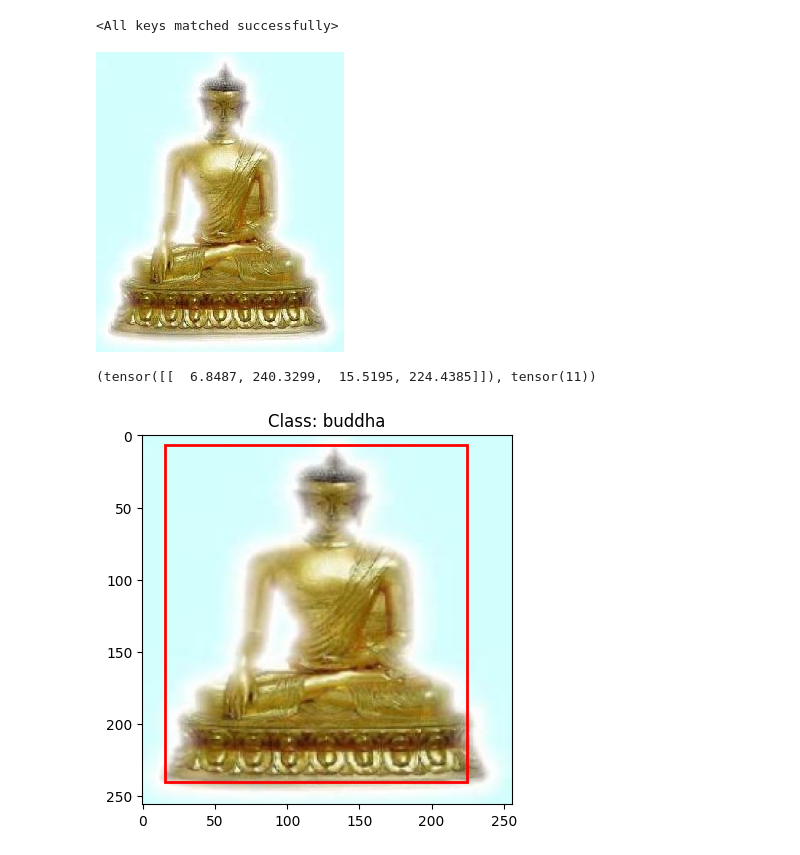
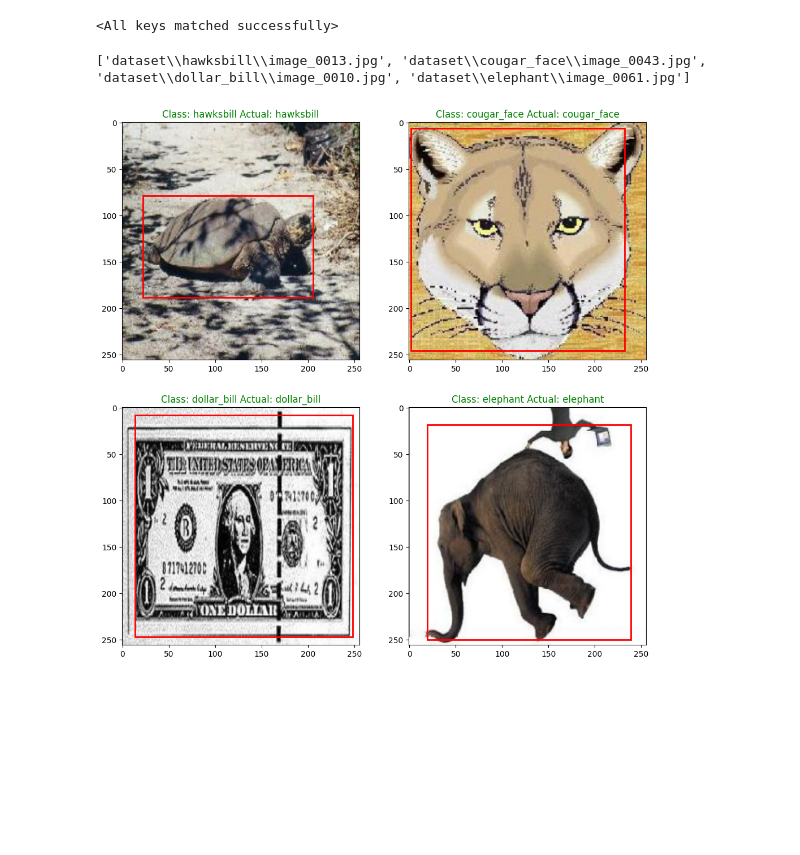
Before and after one commit to asyncdoggo/image-classification-torch, a Jupyter notebook: eval_model.ipynb, the cells around one changed output. Cells and saved outputs as stored; diff of their text form; code cells hidden in the pictures; blank space fills up the shorter version.

```diff
--- a/eval_model.ipynb
+++ b/eval_model.ipynb
@@ -133,5 +135,3 @@ transform = transforms.Compose([
     transforms.Resize(size_dim),
     transforms.ToTensor(),
 ])
-# %%
-image_path = "dataset/buddha/image_0011.jpg"
@@ -140,4 +137,0 @@ img = Image.open(image_path)
-# %%
-img
-# %% [output]
-[figure, removed]
@@ -148,26 +138,43 @@ bbox, predicted = make_pred(image)
-# %%
-bbox, predicted
-# %% [output]
-(tensor([[  6.8487, 240.3299,  15.5195, 224.4385]]), tensor(11))
+# %%
+def get_random_images():
+    classes = glob.glob("dataset/*")
+    # return 4 random images from test set
+    images = []
+    for _ in range(4):
+        class_name = random.choice(classes)
+        image_path = random.choice(glob.glob(class_name + "/*"))
+        images.append(image_path)
+
+    return images
 # %%
+image_paths = get_random_images()
+print(image_paths)
 
-from matplotlib import patches
+fig, axes = plt.subplots(2, 2, figsize=(12, 12))
 
+for idx, image_path in enumerate(image_paths):
+    img = Image.open(image_path)
+    image = transform(img)
 
-fig, ax = plt.subplots(1)
+    bbox, predicted = make_pred(image)
 
-image_np = np.transpose(image.numpy(), (1, 2, 0))
-# image_np = img.T
+    image_np = np.transpose(image.numpy(), (1, 2, 0))
 
-
-ax.imshow(image_np)
-y1, y2, x1, x2 = bbox.detach().numpy().T
-w = x2-x1
-h = y2-y1
-rect = patches.Rectangle((x1, y1), w, h, linewidth=2,
-                         edgecolor='r', facecolor='none')
-ax.add_patch(rect)
-plt.title(f'Class: {x[predicted.item()]}')
-plt.show()
+    ax = axes[idx//2][idx%2]
+    ax.imshow(image_np)
+    y1, y2, x1, x2 = bbox.detach().numpy().T
+    w = x2-x1
+    h = y2-y1
+    rect = patches.Rectangle((x1, y1), w, h, linewidth=2,
+                            edgecolor='r', facecolor='none')
+    ax.add_patch(rect)
+    p = image_path.split("\\")[-2]
+    ax.set_title(f'Class: {x[predicted.item()]} Actual: {p}')
+    # set text green if prediction is correct
+    if x[predicted.item()] == p:
+        ax.title.set_color('g')
+    else:
+        ax.title.set_color('r')
 # %% [output]
+['dataset\\hawksbill\\image_0013.jpg', 'dataset\\cougar_face\\image_0043.jpg', 'dataset\\dollar_bill\\image_0010.jpg', 'dataset\\elephant\\image_0061.jpg']
-[figure, old version]
+[figure, new version]
```
Also changed, not shown: parts of 5 cells of this notebook, 1 other file.
